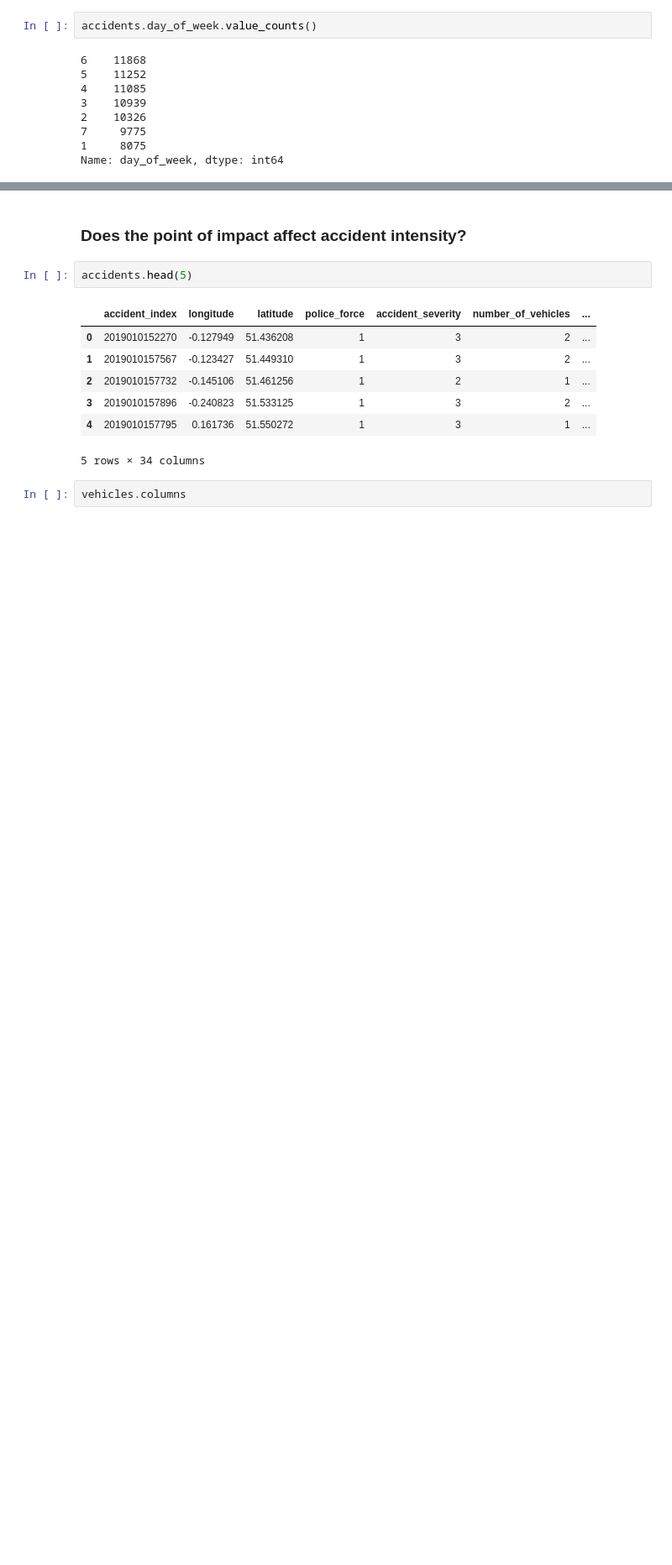
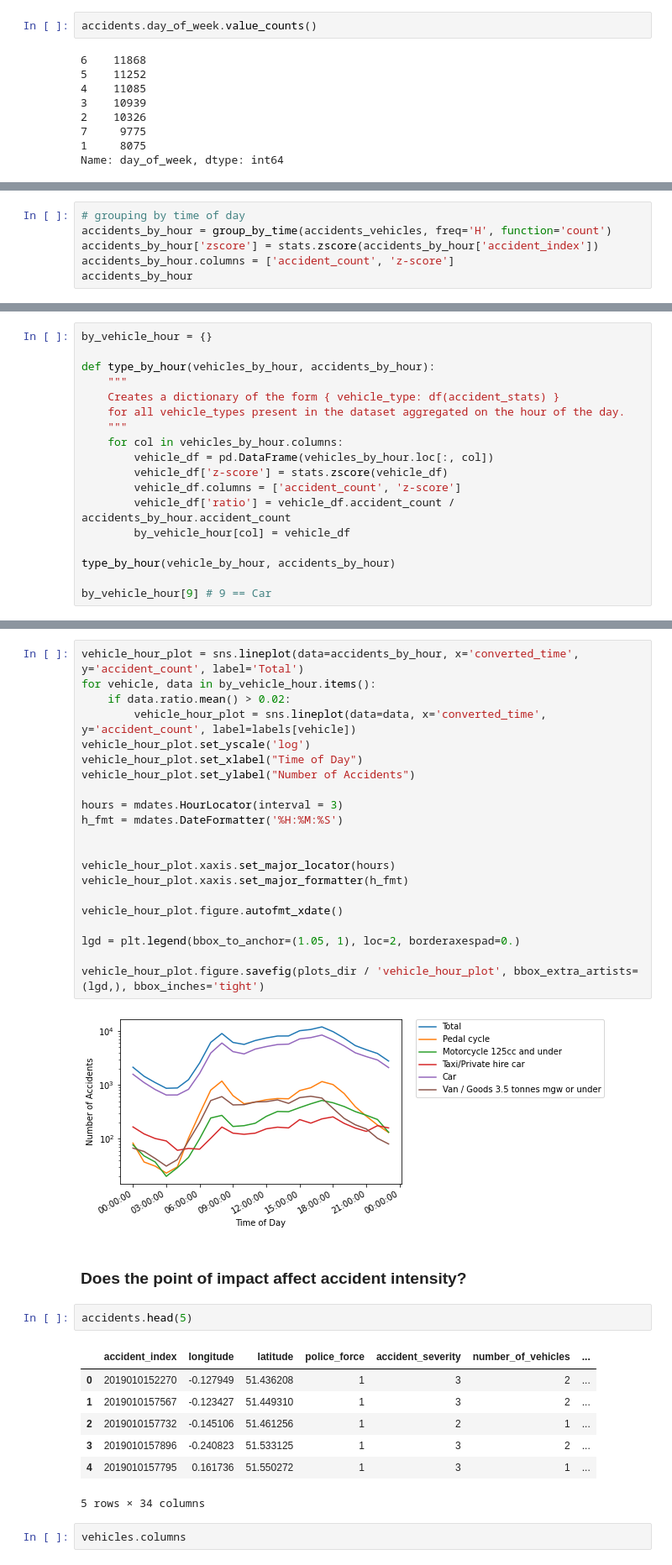
Before and after one commit to jakegodsall/road-traffic-accidents-2019, a Jupyter notebook: notebooks/EDA.ipynb, the cells around one changed output, grey strips where cells are left out. Shown: that part at 84% size. Cells and saved outputs as stored; diff of their text form; blank space fills up the shorter version.

Commit message:
moved by_day and by_hour analysis to EDA

```diff
--- a/notebooks/EDA.ipynb
+++ b/notebooks/EDA.ipynb
@@ -105,0 +244,6 @@ Name: day_of_week, dtype: int64
+# %%
+# grouping by time of day
+accidents_by_hour = group_by_time(accidents_vehicles, freq='H', function='count')
+accidents_by_hour['zscore'] = stats.zscore(accidents_by_hour['accident_index'])
+accidents_by_hour.columns = ['accident_count', 'z-score']
+accidents_by_hour
@@ -105,0 +298,18 @@ Name: day_of_week, dtype: int64
+# %%
+by_vehicle_hour = {}
+
+def type_by_hour(vehicles_by_hour, accidents_by_hour):
+    """
+    Creates a dictionary of the form { vehicle_type: df(accident_stats) }
+    for all vehicle_types present in the dataset aggregated on the hour of the day.
+    """
+    for col in vehicles_by_hour.columns:
+        vehicle_df = pd.DataFrame(vehicles_by_hour.loc[:, col])
+        vehicle_df['z-score'] = stats.zscore(vehicle_df)
+        vehicle_df.columns = ['accident_count', 'z-score']
+        vehicle_df['ratio'] = vehicle_df.accident_count / accidents_by_hour.accident_count
+        by_vehicle_hour[col] = vehicle_df
+
+type_by_hour(vehicle_by_hour, accidents_by_hour)
+
+by_vehicle_hour[9] # 9 == Car
@@ -106,3 +335,26 @@ Name: day_of_week, dtype: int64
+# %%
+vehicle_hour_plot = sns.lineplot(data=accidents_by_hour, x='converted_time', y='accident_count', label='Total')
+for vehicle, data in by_vehicle_hour.items():
+    if data.ratio.mean() > 0.02:
+        vehicle_hour_plot = sns.lineplot(data=data, x='converted_time', y='accident_count', label=labels[vehicle])
+vehicle_hour_plot.set_yscale('log')
+vehicle_hour_plot.set_xlabel("Time of Day")
+vehicle_hour_plot.set_ylabel("Number of Accidents")
+
+hours = mdates.HourLocator(interval = 3)
+h_fmt = mdates.DateFormatter('%H:%M:%S')
+
+
+vehicle_hour_plot.xaxis.set_major_locator(hours)
+vehicle_hour_plot.xaxis.set_major_formatter(h_fmt)
+
+vehicle_hour_plot.figure.autofmt_xdate()
+
+lgd = plt.legend(bbox_to_anchor=(1.05, 1), loc=2, borderaxespad=0.)
+
+vehicle_hour_plot.figure.savefig(plots_dir / 'vehicle_hour_plot', bbox_extra_artists=(lgd,), bbox_inches='tight')
+# %% [output]
+[figure, added]
 # %% [markdown]
 ### Does the point of impact affect accident intensity?
 # %%
```
Also changed, not shown: parts of 20 cells of this notebook, 4 other files.
